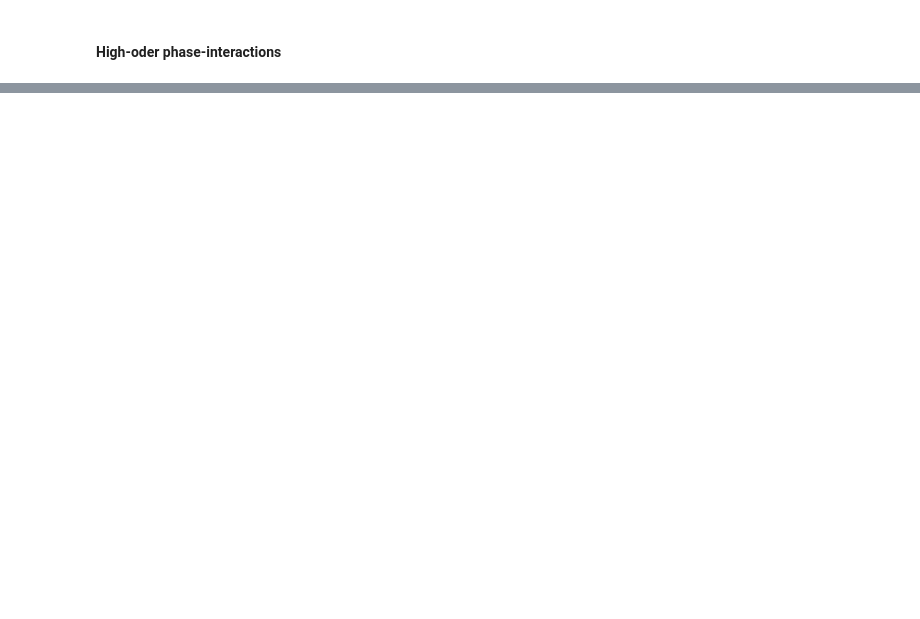
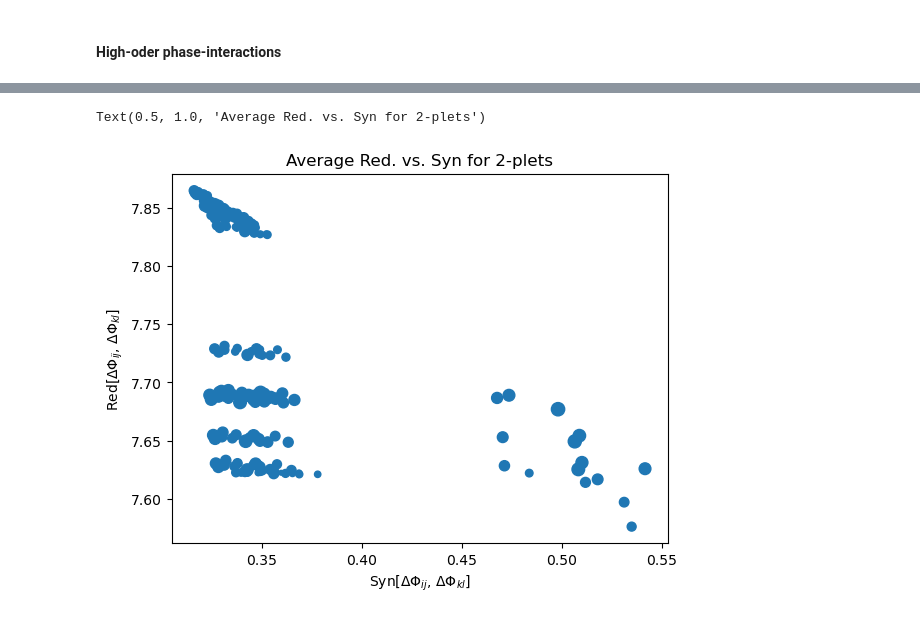
Before and after one commit to ViniciusLima94/phase_amplitude_encoding, a Jupyter notebook: notebooks/Figure4.ipynb, the cells around one changed output, grey strips where cells are left out. Saved outputs shown, nothing was run; the diff lists cells and outputs as text; code cells hidden in the pictures; blank space fills up the shorter version.

```diff
--- a/notebooks/Figure4.ipynb
+++ b/notebooks/Figure4.ipynb
@@ -260,3 +320,5 @@ for s, t in zip(x_s, x_t):
+# %%
+dh_ij = np.stack(dh_ij)
 # %%
 edges = np.stack(edges, 1)
 # %%
@@ -297,0 +375,16 @@ Text(0.5, 0, 'Time [s]')
+# %%
+from matplotlib.patches import Rectangle
+
+ax = plt.subplot(111)
+plt.scatter(
+    np.nanmean(syn, 1), np.nanmean(red, 1), s=dh_ij[model_red.multiplets].mean(1) * 100
+)
+plt.xlabel(r"Syn[$\Delta\Phi_{ij}$, $\Delta\Phi_{kl}$]")
+plt.ylabel(r"Red[$\Delta\Phi_{ij}$, $\Delta\Phi_{kl}$]")
+
+#ax.add_patch(Rectangle((0.0035, 0.04), 0.018, 0.04, fill=False, color="r"))
+#ax.add_patch(Rectangle((0.028, -0.0005), 0.008, 0.015, fill=False, color="g"))
+plt.title("Average Red. vs. Syn for 2-plets")
+# %% [output]
+Text(0.5, 1.0, 'Average Red. vs. Syn for 2-plets')
+[figure, added]
```
Also changed, not shown: parts of 25 cells of this notebook, 9 other files.
